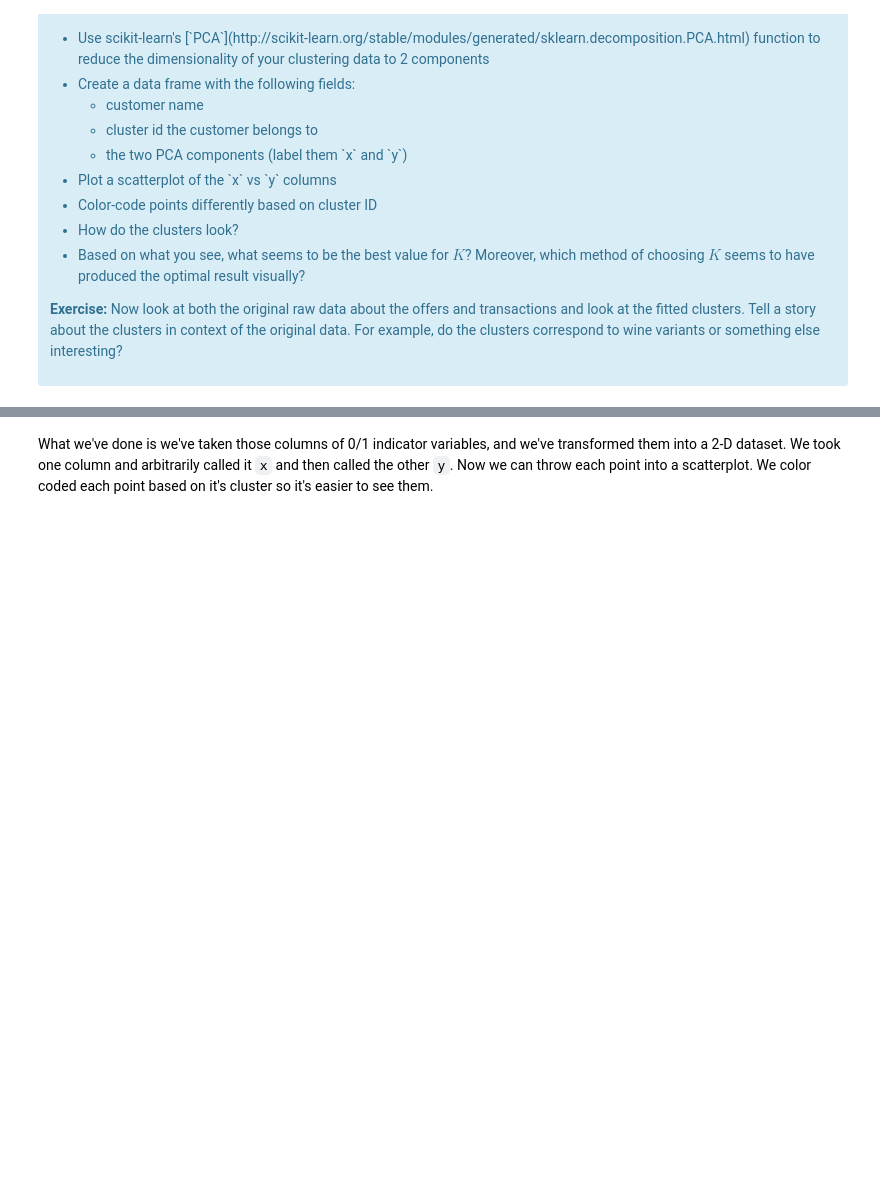
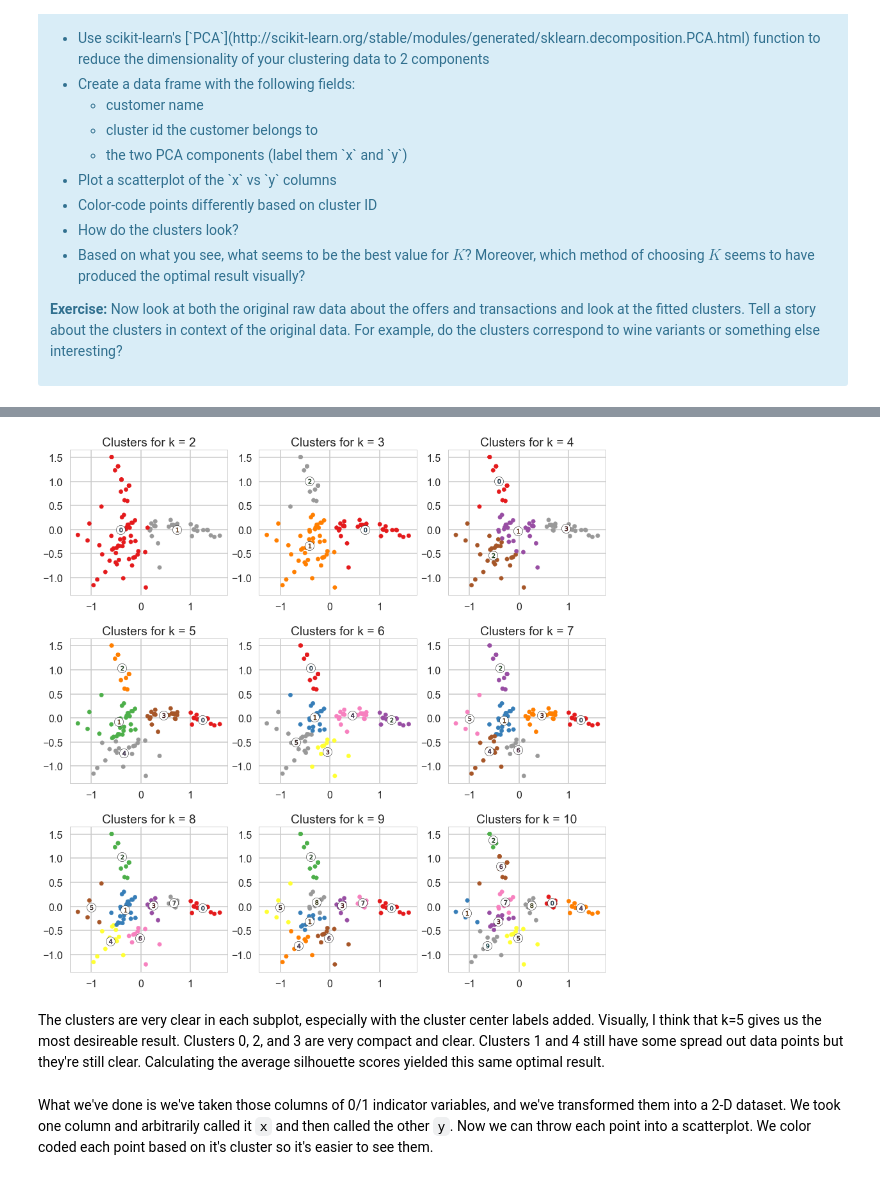
Before and after one commit to isabelvanzijl/Springboard_Other, a Jupyter notebook: Clustering/Mini_Project_Clustering.ipynb, the cells around one changed output, grey strips where cells are left out. Saved outputs shown, nothing was run; the diff lists cells and outputs as text; code cells hidden in the pictures; blank space fills up the shorter version.

Commit message:
clustering exercise

```diff
--- a/Clustering/Mini_Project_Clustering.ipynb
+++ b/Clustering/Mini_Project_Clustering.ipynb
@@ -362,24 +389,30 @@ from sklearn.decomposition import PCA
 # %%
-# SECOND SUBPLOT
+# create 9 scatter plots of clusters
+fig = plt.figure()
+for k in range_n_clusters:
+    ax = fig.add_subplot(3,3,k-1)
+    fig.set_figheight(15)
+    fig.set_figwidth(15)
+    fig.subplots_adjust(hspace=.3)
 
-    colors = cm.spectral(cluster_labels.astype(float) / i)
-    #ax2.scatter(cluster_labels, clusterer, marker='.', s=30, lw=0, alpha=0.7, c=colors, edgecolor='k')
+    # set cluster colors
+    colors = clusters_df.iloc[:,k + 1]
 
-    # Labeling the clusters
-    centers = clusterer.cluster_centers_
+    # fill data points in scatter plot
+    plt.scatter(x = clusters_df['x'], y = clusters_df['y'], s = 40, c = colors, cmap = 'Set1')
+    ax.set_title('Clusters for k = ' + str(k))
+
+    # label cluster centers
+    centers = cluster_centers[k]
     # Draw white circles at cluster centers
-    ax2.scatter(centers[:, 0], centers[:, 1], marker='o',
-                c="white", alpha=1, s=200, edgecolor='k')
-    # label cluster center circles
+    ax.scatter(centers[:, 0], centers[:, 1], marker='o', c="white", alpha=1, s=200, edgecolor='k')
+    # add label to center of white circles
     for j, c in enumerate(centers):
-        ax2.scatter(c[0], c[1], marker='$%d$' % j, alpha=1, s=50, edgecolor='k')
-
-    # label the subplot
-    ax2.set_title("The visualization of the clustered data.")
-    ax2.set_xlabel("Feature space for the 1st feature")
-    ax2.set_ylabel("Feature space for the 2nd feature")
-
-    plt.show()
+        ax.scatter(c[0], c[1], marker='$%d$' % j, alpha=1, s=50, edgecolor='k')
+# %% [output]
+[figure, added]
+# %% [markdown]
+The clusters are very clear in each subplot, especially with the cluster center labels added. Visually, I think that k=5 gives us the most desireable result. Clusters 0, 2, and 3 are very compact and clear. Clusters 1 and 4 still have some spread out data points but they're still clear. Calculating the average silhouette scores yielded this same optimal result.
 # %% [markdown]
 What we've done is we've taken those columns of 0/1 indicator variables, and we've transformed them into a 2-D dataset. We took one column and arbitrarily called it `x` and then called the other `y`. Now we can throw each point into a scatterplot. We color coded each point based on it's cluster so it's easier to see them.
 # %% [markdown]
```
Also changed, not shown: parts of 4 cells of this notebook.
